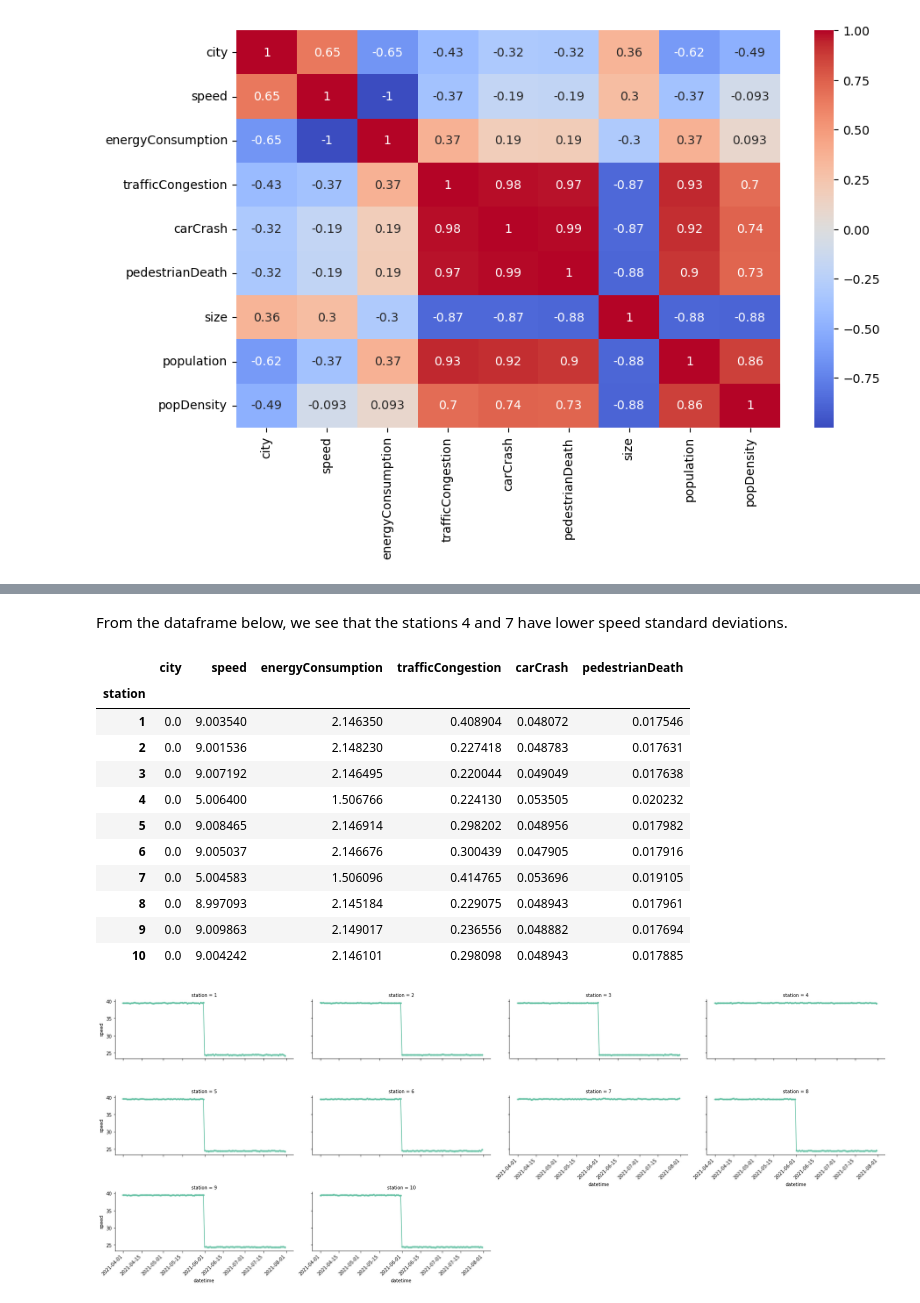
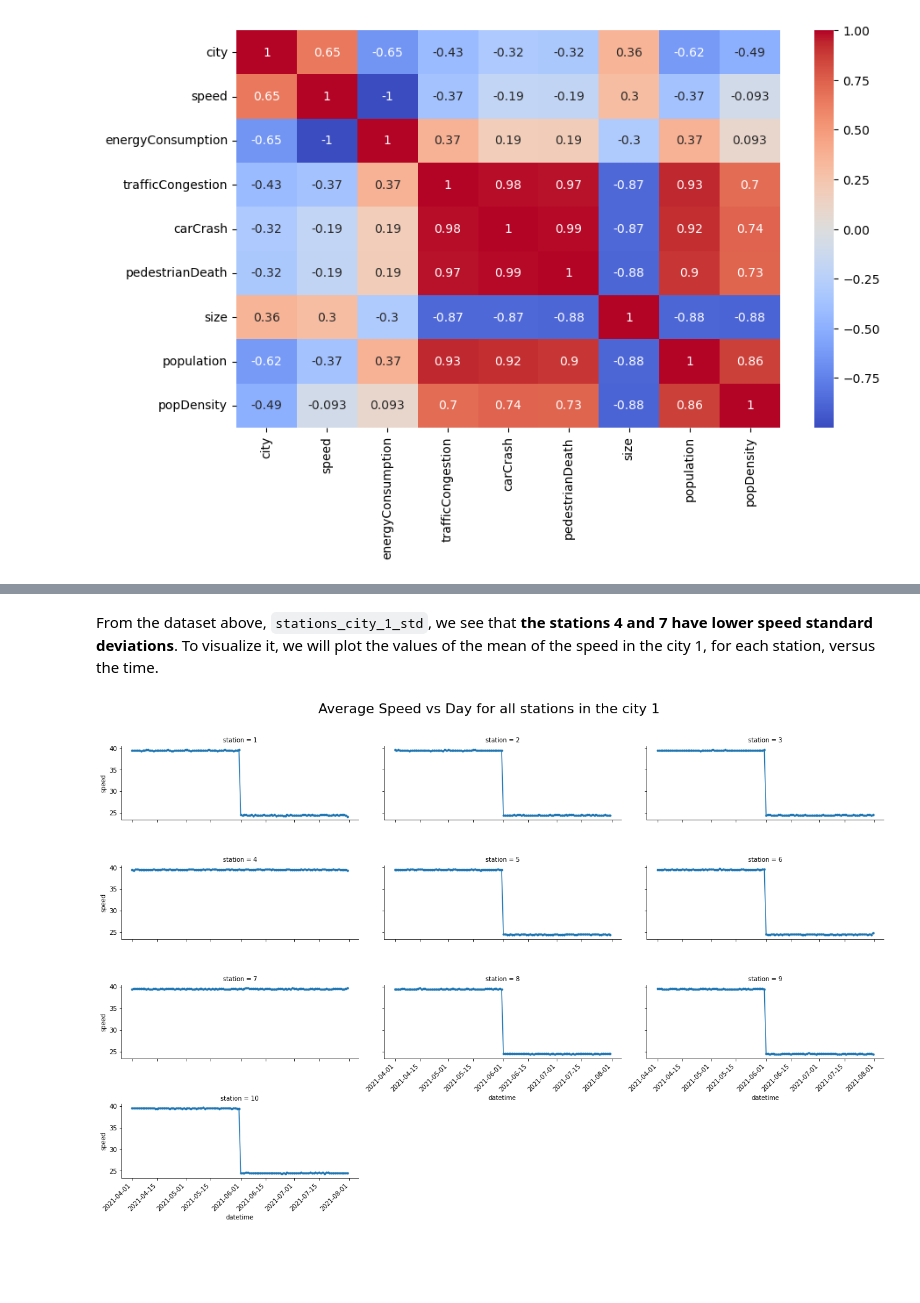
Before and after one commit to leonardohannas/MODS206_TelecomParis, a Jupyter notebook: notebook.ipynb, the cells around one changed output, grey strips where cells are left out. Drawn from its saved outputs; the diff is of its cells as text; code cells hidden in the pictures; blank space fills up the shorter version.

```diff
--- a/notebook.ipynb
+++ b/notebook.ipynb
@@ -149,4 +166,4 @@ plt.show()
 # %%
-stations_city_1 = traffic[traffic['city'] == 1].groupby([ 'station', pd.Grouper(key='datetime', freq='D')]).mean().drop(columns=['weather', 'dow', 'vehicleType', 'hour'])
-stations_city_1
+stations_city_1_mean = traffic[traffic['city'] == 1].groupby(['station', pd.Grouper(key='datetime', freq='D')]).mean().drop(columns=['city', 'weather', 'dow', 'vehicleType', 'hour'])
+stations_city_1_mean
 # %% [output]
@@ -167,34 +202,19 @@ stations_city_1
 # %% [markdown]
-From the dataframe below, we see that the stations 4 and 7 have lower speed standard deviations.
+From the dataset above, `stations_city_1_std`, we see that **the stations 4 and 7 have lower speed standard deviations**. To visualize it, we will plot the values of the mean of the speed in the city 1, for each station, versus the time.
-# %%
-stations_city_1_std =  traffic[traffic['city'] == 1].groupby(['station']).std().drop(columns=['weather', 'dow', 'vehicleType', 'hour'])
-stations_city_1_std
-# %% [output]
-|  | city | speed | energyConsumption | trafficCongestion | carCrash | pedestrianDeath |
-| station |  |  |  |  |  |  |
-| 1 | 0.0 | 9.003540 | 2.146350 | 0.408904 | 0.048072 | 0.017546 |
-| 2 | 0.0 | 9.001536 | 2.148230 | 0.227418 | 0.048783 | 0.017631 |
-| 3 | 0.0 | 9.007192 | 2.146495 | 0.220044 | 0.049049 | 0.017638 |
-| 4 | 0.0 | 5.006400 | 1.506766 | 0.224130 | 0.053505 | 0.020232 |
-| 5 | 0.0 | 9.008465 | 2.146914 | 0.298202 | 0.048956 | 0.017982 |
-| 6 | 0.0 | 9.005037 | 2.146676 | 0.300439 | 0.047905 | 0.017916 |
-| 7 | 0.0 | 5.004583 | 1.506096 | 0.414765 | 0.053696 | 0.019105 |
-| 8 | 0.0 | 8.997093 | 2.145184 | 0.229075 | 0.048943 | 0.017961 |
-| 9 | 0.0 | 9.009863 | 2.149017 | 0.236556 | 0.048882 | 0.017694 |
-| 10 | 0.0 | 9.004242 | 2.146101 | 0.298098 | 0.048943 | 0.017885 |
 # %%
-# Plot speed vs datetime for each station
-g = sns.FacetGrid(stations_city_1.reset_index(), col="station", col_wrap=4, height=3, aspect=2)
+# Average speed vs Day for each station in the city 1
+g = sns.FacetGrid(stations_city_1_mean.reset_index(), col="station", col_wrap=3, height=3, aspect=2)
 g = g.map(plt.plot, "datetime", "speed", marker=".")
 
-# Rotate x-axis labels for better visibility
+# Rotation of the x-axis labels for better visibility
 for ax in g.axes:
     plt.setp(ax.get_xticklabels(), rotation=45, ha="right")
 
-# Adjust the layout
 plt.tight_layout()
 
-# Show the plot
+g.figure.suptitle("Average Speed vs Day for all stations in the city 1", size=22)
+plt.subplots_adjust(top=0.9)
+
 plt.show()
 # %% [output]
-[figure, old version]
+[figure, new version]
```
Also changed, not shown: parts of 35 cells of this notebook.
